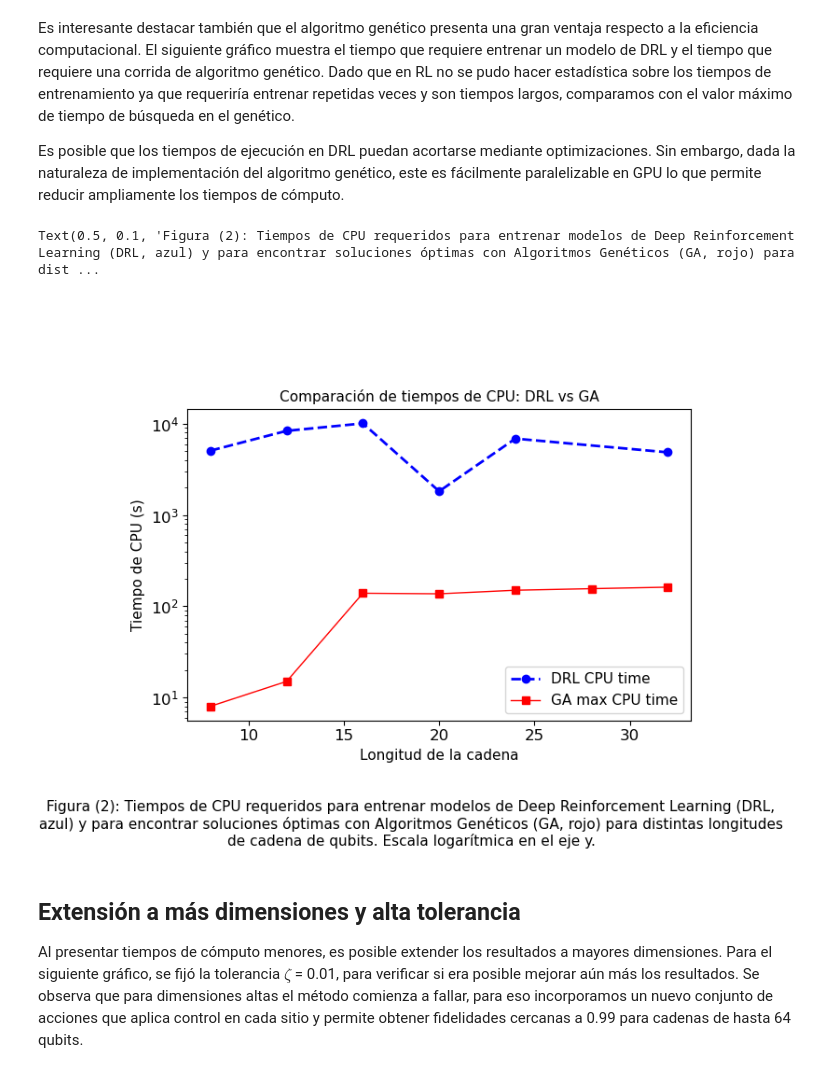
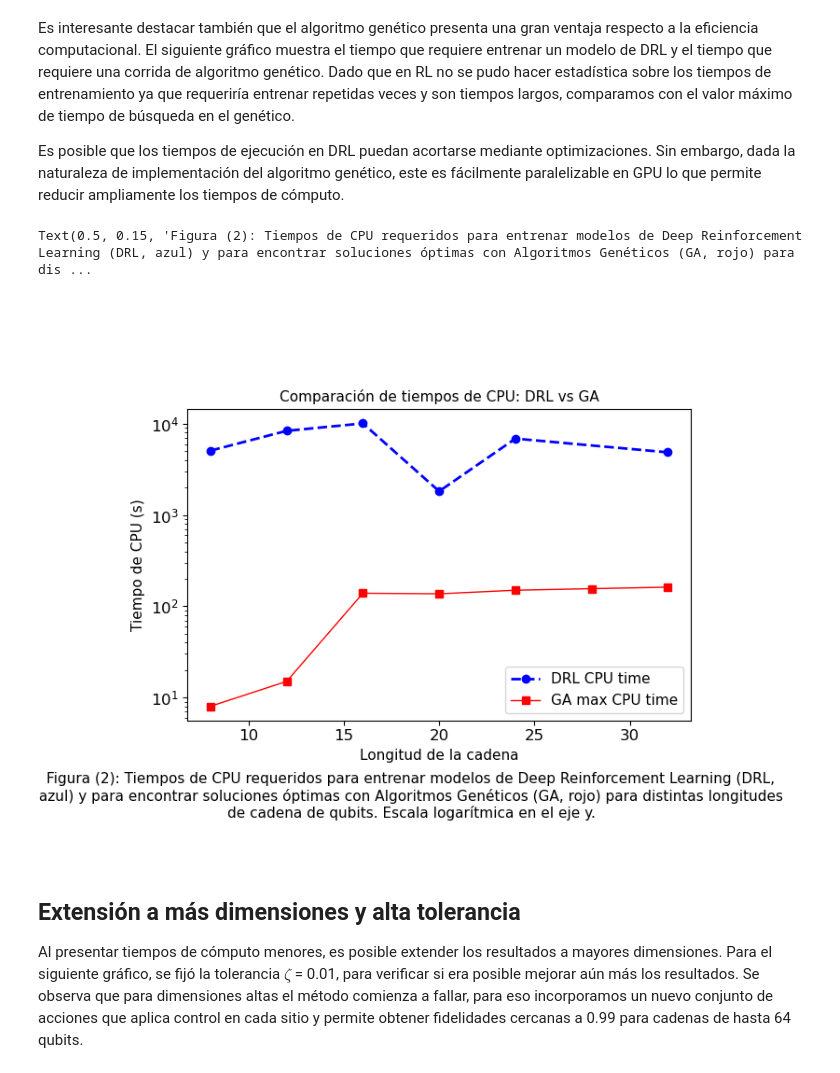
Before and after one commit to sofips/dynamic_control_for_QST, a Jupyter notebook: JAIIO_graphs.ipynb, the cells around one changed output. Saved outputs shown, nothing was run; the diff lists cells and outputs as text; code cells hidden in the pictures.

```diff
--- a/JAIIO_graphs.ipynb
+++ b/JAIIO_graphs.ipynb
@@ -183,28 +183,28 @@ Es posible que los tiempos de ejecución en DRL puedan acortarse mediante optimi
 # %%
 drl_times = pd.read_csv('drl_preliminary_results/cpu_times.csv')
 
 ga_mean = ga_grouped['cputime'].mean()
 ga_std = ga_grouped['cputime'].std()
 ga_max = ga_grouped['cputime'].max()
 
 plt.figure(figsize=(8, 6))
 plt.plot(dimensions, drl_times['cpu_time'], 'o--', label='DRL CPU time', color='blue')
 plt.plot(ga_max.index, ga_max.values, 's-', label='GA max CPU time', color='red', linewidth=1)
 plt.xlabel('Longitud de la cadena', fontsize=fs)
 plt.ylabel('Tiempo de CPU (s)', fontsize=fs)
 plt.legend(fontsize=fs)
 plt.title('Comparación de tiempos de CPU: DRL vs GA', fontsize=fs)
 plt.yscale('log')
 plt.tight_layout(pad=6.0)
 
 plt.figtext(
-    0.5, 0.1,
+    0.5, 0.15,
     "Figura (2): Tiempos de CPU requeridos para entrenar modelos de Deep Reinforcement Learning (DRL, azul) y para encontrar soluciones óptimas con Algoritmos Genéticos (GA, rojo) para distintas longitudes de cadena de qubits. Escala logarítmica en el eje y.",
     wrap=True, horizontalalignment='center', fontsize=fs, ha='center', va='top'
 )
 # %% [output]
-Text(0.5, 0.1, 'Figura (2): Tiempos de CPU requeridos para entrenar modelos de Deep Reinforcement Learning (DRL, azul) y para encontrar soluciones óptimas con Algoritmos Genéticos (GA, rojo) para dist ...
+Text(0.5, 0.15, 'Figura (2): Tiempos de CPU requeridos para entrenar modelos de Deep Reinforcement Learning (DRL, azul) y para encontrar soluciones óptimas con Algoritmos Genéticos (GA, rojo) para dis ...
-[figure, old version]
+[figure, new version]
 # %% [markdown]
 ## Extensión a más dimensiones y alta tolerancia
 
```
Also changed, not shown: parts of 3 cells of this notebook.
